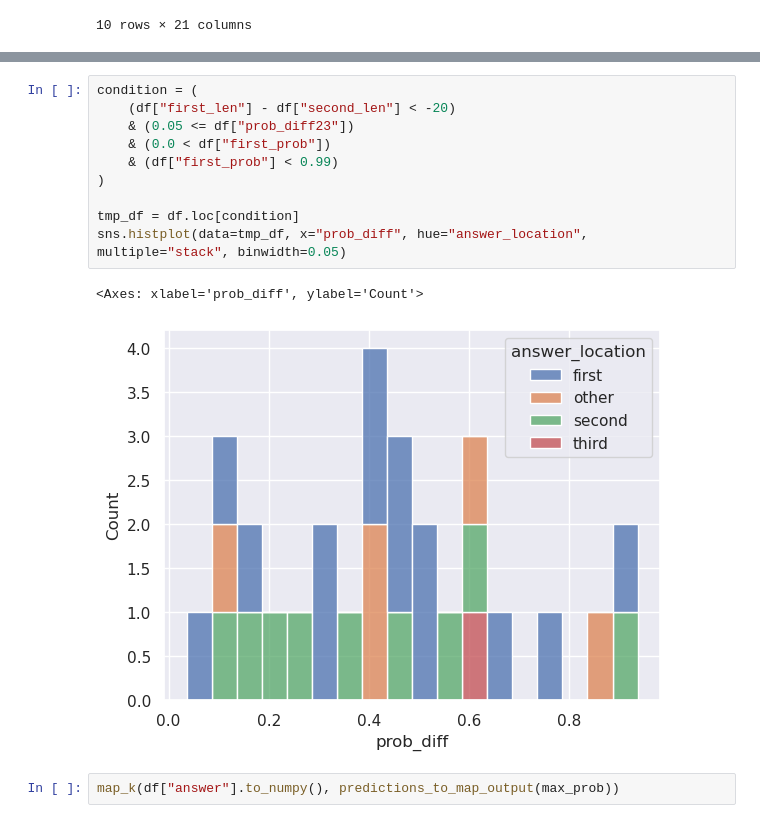
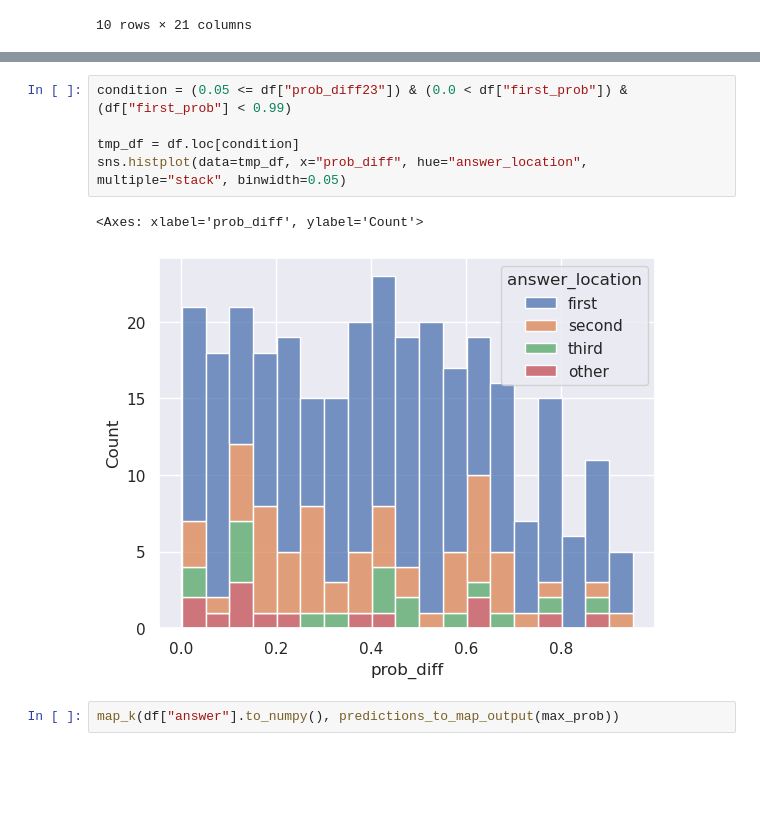
Before and after one commit to unonao/kaggle-llm-science, a Jupyter notebook: notebook/Untitled.ipynb, the cells around one changed output, grey strips where cells are left out. Cells and saved outputs as stored; diff of their text form; blank space fills up the shorter version.

```diff
--- a/notebook/Untitled.ipynb
+++ b/notebook/Untitled.ipynb
@@ -271,16 +252,11 @@ sns.histplot(data=tmp_df, x="prob_diff", hue="answer_location", multiple="stack"
 # %%
-condition = (
-    (df["first_len"] - df["second_len"] < -20)
-    & (0.05 <= df["prob_diff23"])
-    & (0.0 < df["first_prob"])
-    & (df["first_prob"] < 0.99)
-)
+condition = (0.05 <= df["prob_diff23"]) & (0.0 < df["first_prob"]) & (df["first_prob"] < 0.99)
 
 tmp_df = df.loc[condition]
 sns.histplot(data=tmp_df, x="prob_diff", hue="answer_location", multiple="stack", binwidth=0.05)
 # %% [output]
 <Axes: xlabel='prob_diff', ylabel='Count'>
-[figure, old version]
+[figure, new version]
 # %%
 map_k(df["answer"].to_numpy(), predictions_to_map_output(max_prob))
 # %% [output]
```
Also changed, not shown: parts of 13 cells of this notebook, 9 other files.
